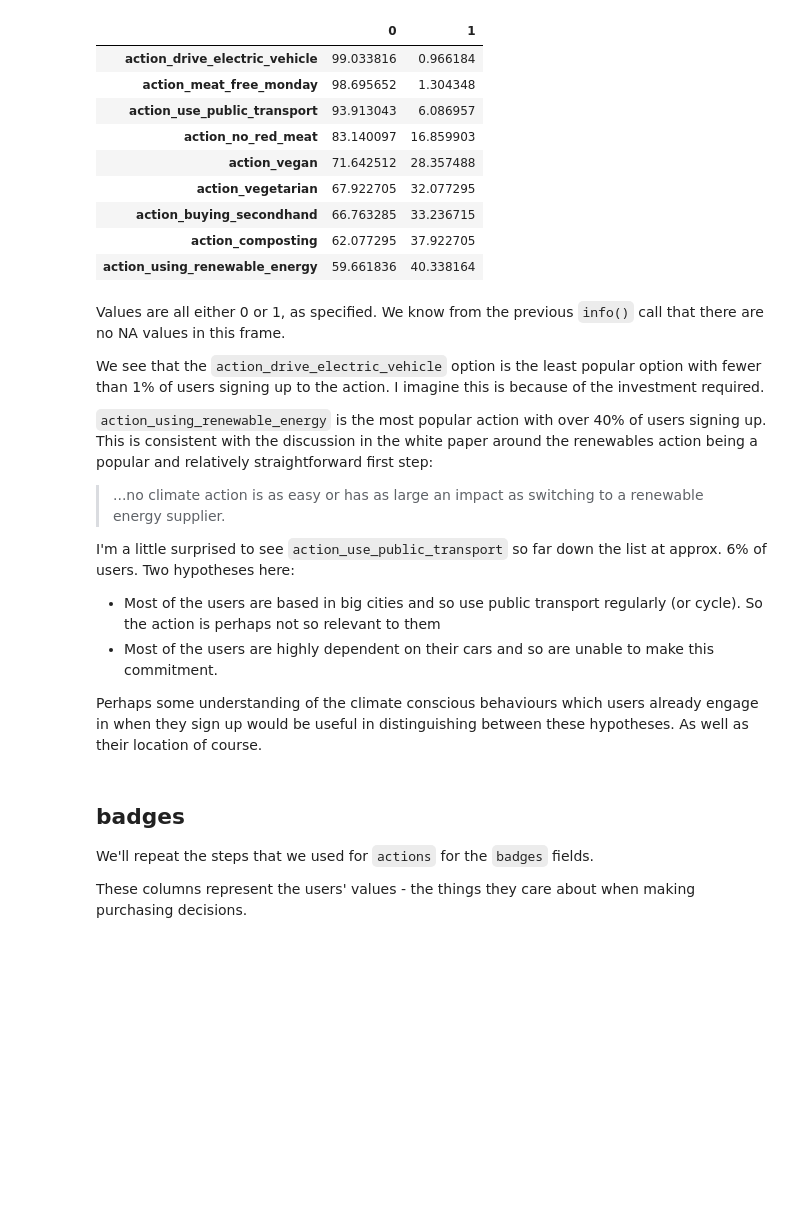
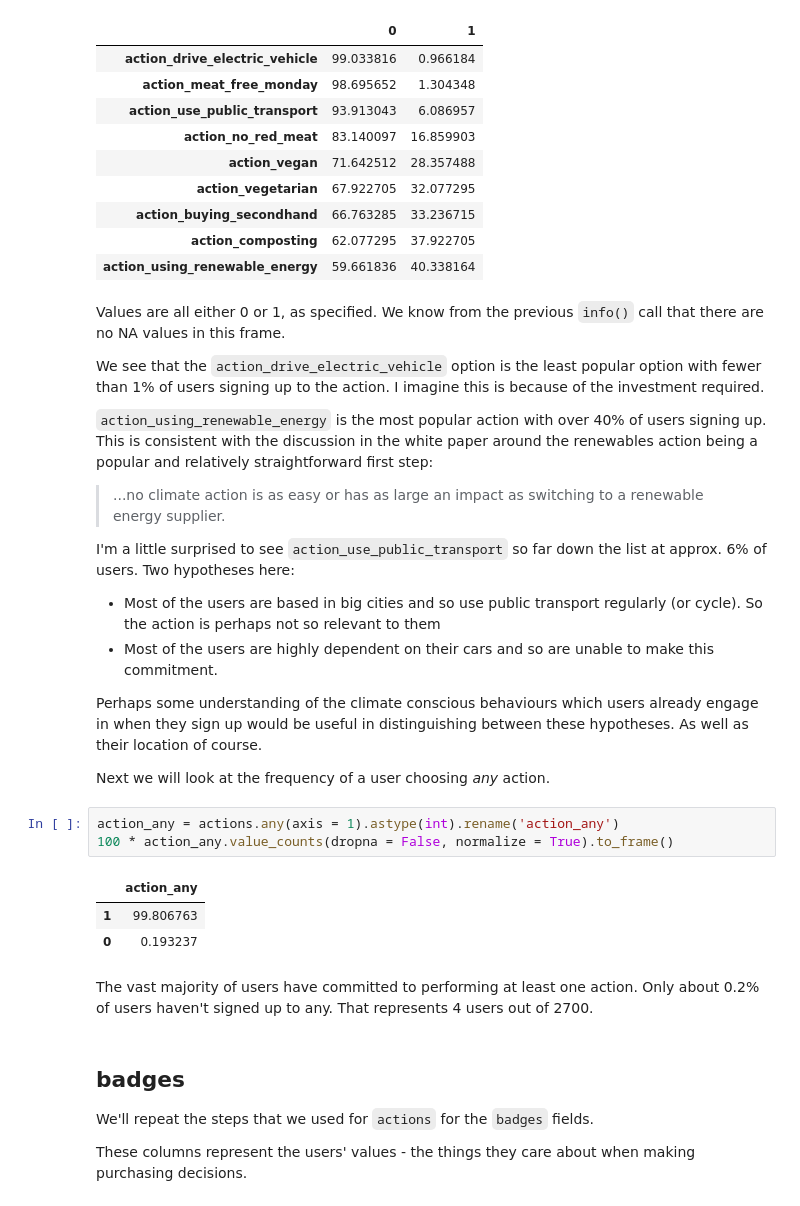
Before and after one commit to jackhjfission/cogo-inteview, a Jupyter notebook: notebooks/00_explore-and-clean.ipynb, the cells around one changed output. Drawn from its saved outputs; the diff is of its cells as text; blank space fills up the shorter version.

Commit message:
Add a brief analysis of the likelihood of choosing _any_ action or badge

```diff
--- a/notebooks/00_explore-and-clean.ipynb
+++ b/notebooks/00_explore-and-clean.ipynb
@@ -236,6 +236,17 @@ I'm a little surprised to see `action_use_public_transport` so far down the list
 * Most of the users are highly dependent on their cars and so are unable to make this commitment.
 
 Perhaps some understanding of the climate conscious behaviours which users already engage in when they sign up would be useful in distinguishing between these hypotheses. As well as their location of course.
+
+Next we will look at the frequency of a user choosing _any_ action.
+# %%
+action_any = actions.any(axis = 1).astype(int).rename('action_any')
+100 * action_any.value_counts(dropna = False, normalize = True).to_frame()
+# %% [output]
+|  | action_any |
+| 1 | 99.806763 |
+| 0 | 0.193237 |
+# %% [markdown]
+The vast majority of users have committed to performing at least one action. Only about 0.2% of users haven't signed up to any. That represents 4 users out of 2700.
 # %% [markdown]
 ## badges
 
```
Also changed, not shown: parts of 4 cells of this notebook.
